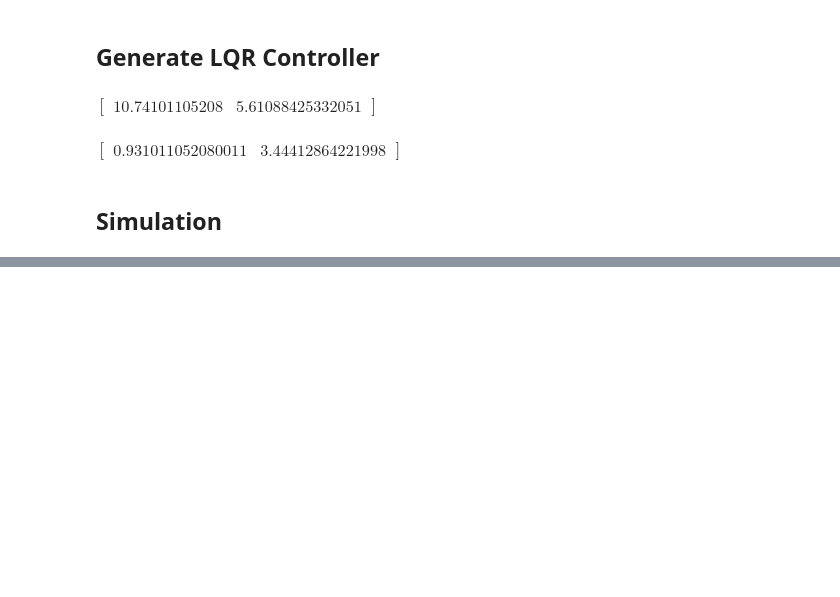
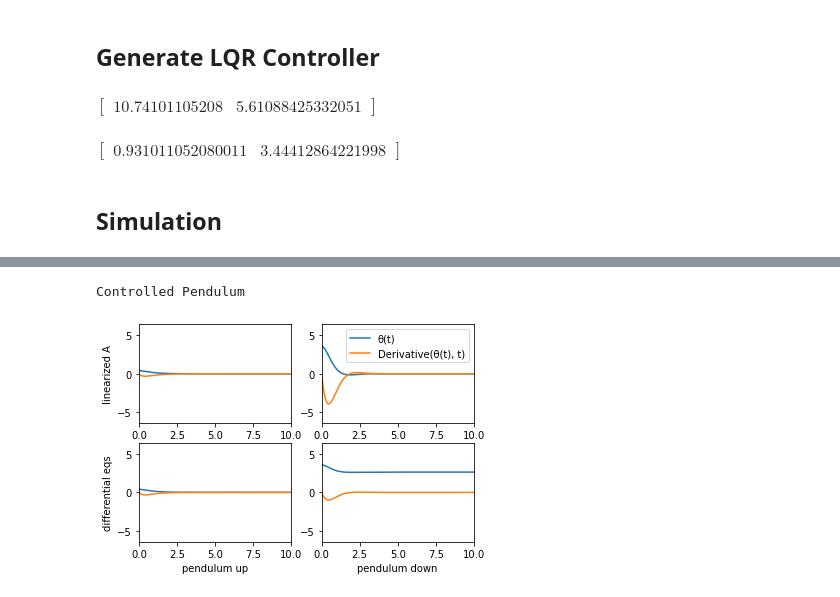
Before and after one commit to Printed-Robots/videte_robot, a Jupyter notebook: alg/videte_wheel.ipynb, the cells around one changed output, grey strips where cells are left out. Cells and saved outputs as stored; diff of their text form; code cells hidden in the pictures; blank space fills up the shorter version.

```diff
--- a/alg/videte_wheel.ipynb
+++ b/alg/videte_wheel.ipynb
@@ -205 +280,32 @@ A
+# %%
+fig, axs = plt.subplots(2, 2)
+
+for row, state in enumerate(states):
+    axs[0, 0].plot(timeline, solution_up_lin_k[:, row], label=str(state))
+
+for row, state in enumerate(states):
+    axs[0, 1].plot(timeline, solution_down_lin_k[:, row], label=str(state))
+
+for row, state in enumerate(states):
+    axs[1, 0].plot(timeline, solution_up_deq_k[:, row], label=str(state))
+
+for row, state in enumerate(states):
+    axs[1, 1].plot(timeline, solution_down_deq_k[:, row], label=str(state))
+
+for i in range(len(axs)):
+    for j in range(len(axs[0])):
+        axs[i,j].axis([-0.01, timeline[-1] + 0.01, -(math.pi * 2 + 0.1), math.pi * 2 + 0.1])
+
+axs[0,1].legend()
+axs[0,0].set_ylabel("linearized A")
+axs[1,0].set_ylabel("differential eqs")
+axs[1,0].set_xlabel("pendulum up")
+axs[1,1].set_xlabel("pendulum down")
+
+plt.plot()
+
+print("Controlled Pendulum")
+# %% [output]
+Controlled Pendulum
+[figure, added]
 # %%
```
Also changed, not shown: parts of 15 cells of this notebook.
